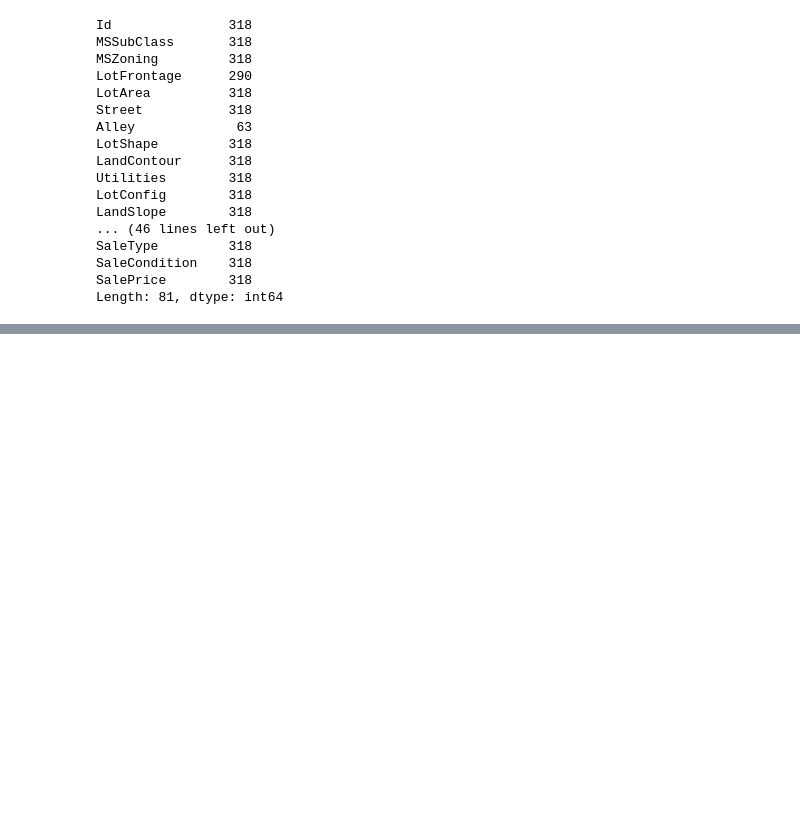
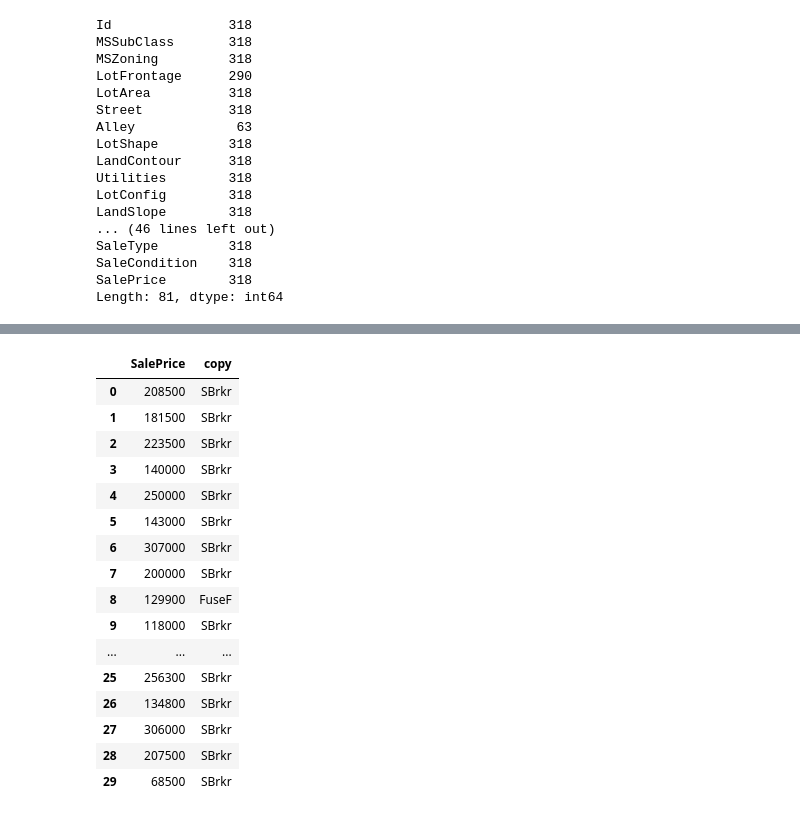
Before and after one commit to Kaiton7/ReTech_2019, a Jupyter notebook: juravrik/cat_42-57.ipynb, the cells around one changed output, grey strips where cells are left out. Saved outputs shown, nothing was run; the diff lists cells and outputs as text; code cells hidden in the pictures; blank space fills up the shorter version.

```diff
--- a/juravrik/cat_42-57.ipynb
+++ b/juravrik/cat_42-57.ipynb
@@ -65,0 +118,22 @@ Length: 81, dtype: int64
+# %%
+data = pd.concat([train['SalePrice'], train["copy"]], axis=1)
+# %%
+data.head(30)
+# %% [output]
+|  | SalePrice | copy |
+| 0 | 208500 | SBrkr |
+| 1 | 181500 | SBrkr |
+| 2 | 223500 | SBrkr |
+| 3 | 140000 | SBrkr |
+| 4 | 250000 | SBrkr |
+| 5 | 143000 | SBrkr |
+| 6 | 307000 | SBrkr |
+| 7 | 200000 | SBrkr |
+| 8 | 129900 | FuseF |
+| 9 | 118000 | SBrkr |
+| ... | ... | ... |
+| 25 | 256300 | SBrkr |
+| 26 | 134800 | SBrkr |
+| 27 | 306000 | SBrkr |
+| 28 | 207500 | SBrkr |
+| 29 | 68500 | SBrkr |
```
Also changed, not shown: parts of 7 cells of this notebook, 1 other file.
